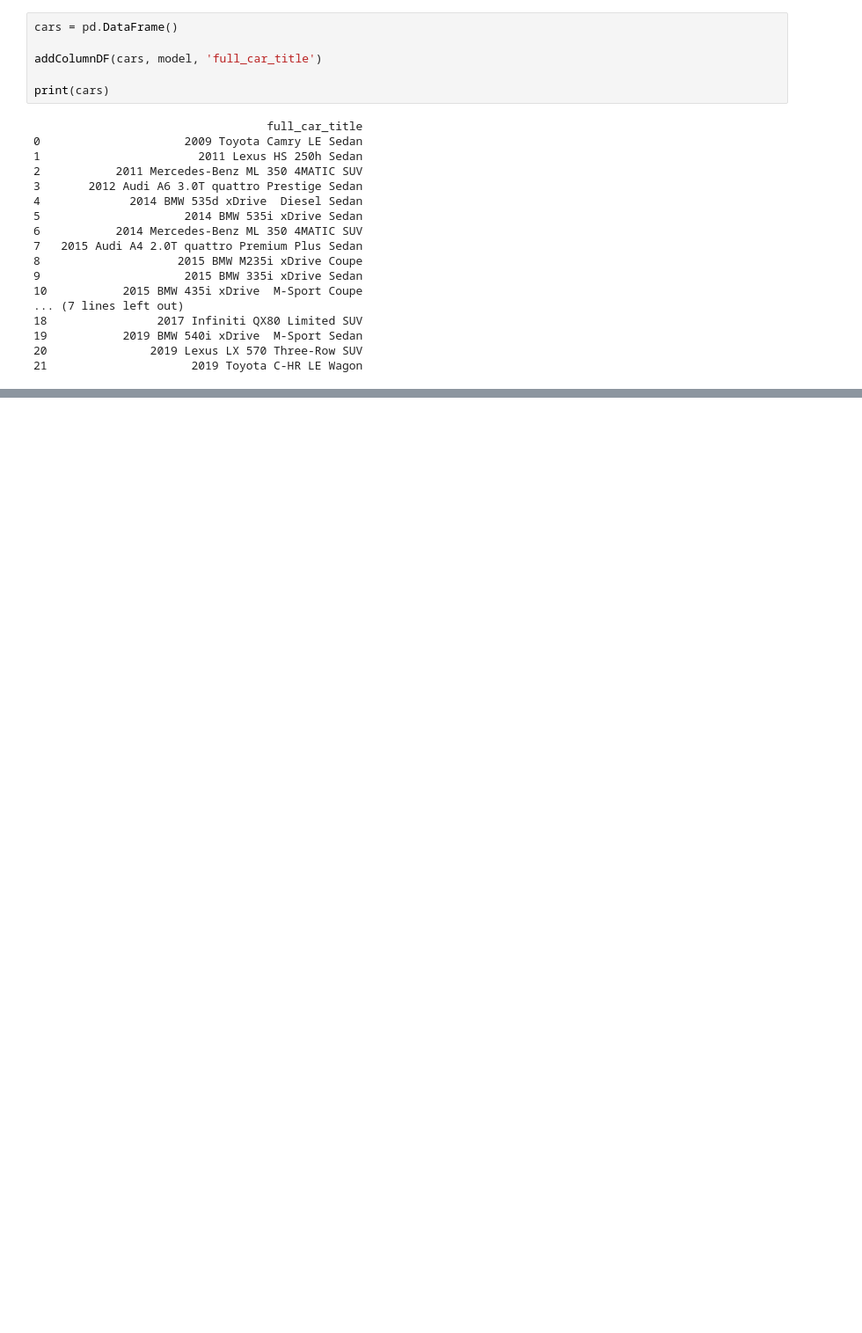
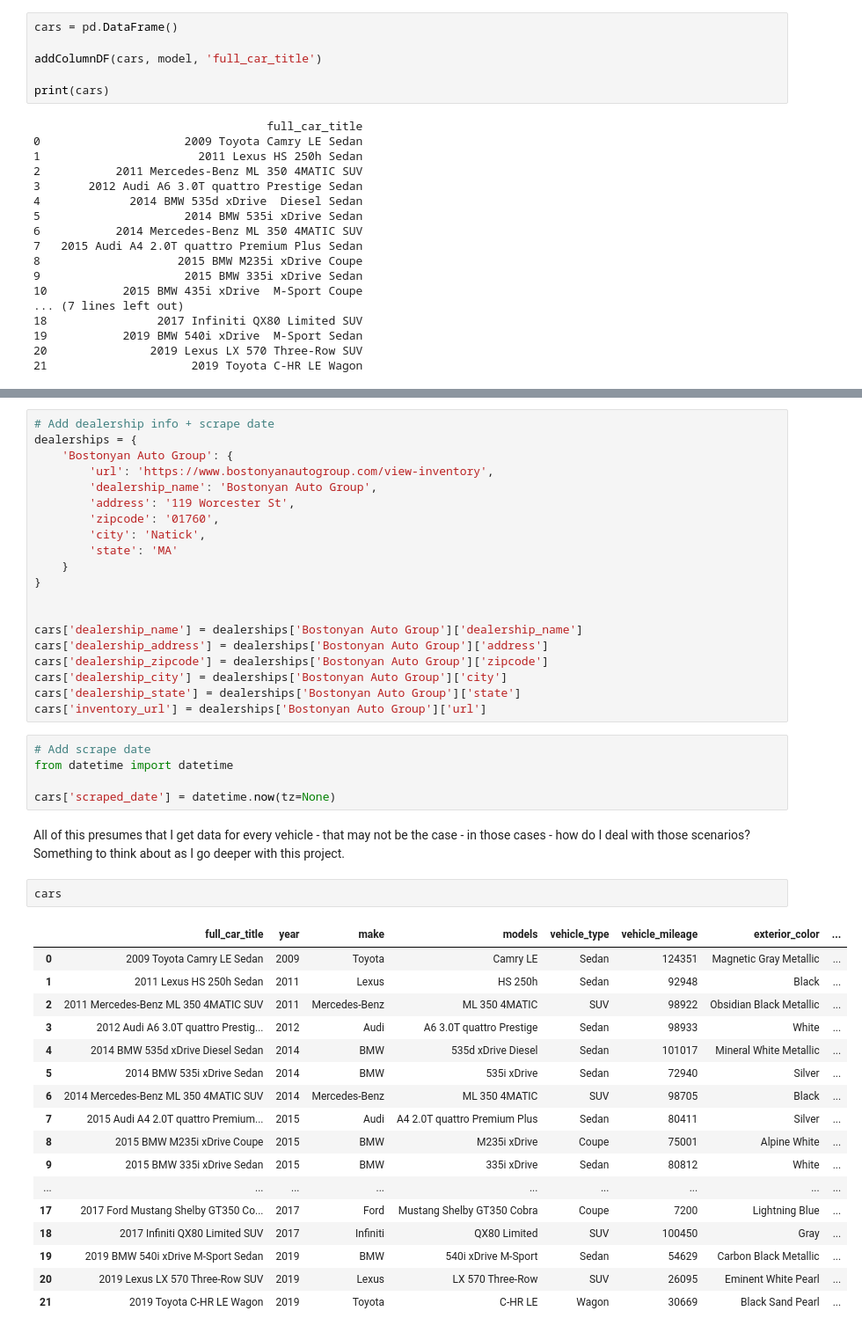
Before and after one commit to dkimhw/inventory-insights, a Jupyter notebook: testing_web_scraping.ipynb, the cells around one changed output, grey strips where cells are left out. Shown: that part at 88% size. Drawn from its saved outputs; the diff is of its cells as text; blank space fills up the shorter version.

Commit message:
v1 of initial data to load; create code to add scraped data to sqlite table

```diff
--- a/testing_web_scraping.ipynb
+++ b/testing_web_scraping.ipynb
@@ -208,0 +235,47 @@ print(c)
+# %%
+# Add dealership info + scrape date
+dealerships = {
+    'Bostonyan Auto Group': {
+        'url': 'https://www.bostonyanautogroup.com/view-inventory',
+        'dealership_name': 'Bostonyan Auto Group',
+        'address': '119 Worcester St',
+        'zipcode': '01760',
+        'city': 'Natick',
+        'state': 'MA'
+    }
+}
+
+
+cars['dealership_name'] = dealerships['Bostonyan Auto Group']['dealership_name']
+cars['dealership_address'] = dealerships['Bostonyan Auto Group']['address']
+cars['dealership_zipcode'] = dealerships['Bostonyan Auto Group']['zipcode']
+cars['dealership_city'] = dealerships['Bostonyan Auto Group']['city']
+cars['dealership_state'] = dealerships['Bostonyan Auto Group']['state']
+cars['inventory_url'] = dealerships['Bostonyan Auto Group']['url']
+# %%
+# Add scrape date
+from datetime import datetime
+
+cars['scraped_date'] = datetime.now(tz=None)
+# %% [markdown]
+All of this presumes that I get data for every vehicle - that may not be the case - in those cases - how do I deal with those scenarios? Something to think about as I go deeper with this project.
+# %%
+cars
+# %% [output]
+|  | full_car_title | year | make | models | vehicle_type | vehicle_mileage | exterior_color | ... |
+| 0 | 2009 Toyota Camry LE Sedan | 2009 | Toyota | Camry LE | Sedan | 124351 | Magnetic Gray Metallic | ... |
+| 1 | 2011 Lexus HS 250h Sedan | 2011 | Lexus | HS 250h | Sedan | 92948 | Black | ... |
+| 2 | 2011 Mercedes-Benz ML 350 4MATIC SUV | 2011 | Mercedes-Benz | ML 350 4MATIC | SUV | 98922 | Obsidian Black Metallic | ... |
+| 3 | 2012 Audi A6 3.0T quattro Prestig... | 2012 | Audi | A6 3.0T quattro Prestige | Sedan | 98933 | White | ... |
+| 4 | 2014 BMW 535d xDrive Diesel Sedan | 2014 | BMW | 535d xDrive Diesel | Sedan | 101017 | Mineral White Metallic | ... |
+| 5 | 2014 BMW 535i xDrive Sedan | 2014 | BMW | 535i xDrive | Sedan | 72940 | Silver | ... |
+| 6 | 2014 Mercedes-Benz ML 350 4MATIC SUV | 2014 | Mercedes-Benz | ML 350 4MATIC | SUV | 98705 | Black | ... |
+| 7 | 2015 Audi A4 2.0T quattro Premium... | 2015 | Audi | A4 2.0T quattro Premium Plus | Sedan | 80411 | Silver | ... |
+| 8 | 2015 BMW M235i xDrive Coupe | 2015 | BMW | M235i xDrive | Coupe | 75001 | Alpine White | ... |
+| 9 | 2015 BMW 335i xDrive Sedan | 2015 | BMW | 335i xDrive | Sedan | 80812 | White | ... |
+| ... | ... | ... | ... | ... | ... | ... | ... | ... |
+| 17 | 2017 Ford Mustang Shelby GT350 Co... | 2017 | Ford | Mustang Shelby GT350 Cobra | Coupe | 7200 | Lightning Blue | ... |
+| 18 | 2017 Infiniti QX80 Limited SUV | 2017 | Infiniti | QX80 Limited | SUV | 100450 | Gray | ... |
+| 19 | 2019 BMW 540i xDrive M-Sport Sedan | 2019 | BMW | 540i xDrive M-Sport | Sedan | 54629 | Carbon Black Metallic | ... |
+| 20 | 2019 Lexus LX 570 Three-Row SUV | 2019 | Lexus | LX 570 Three-Row | SUV | 26095 | Eminent White Pearl | ... |
+| 21 | 2019 Toyota C-HR LE Wagon | 2019 | Toyota | C-HR LE | Wagon | 30669 | Black Sand Pearl | ... |
```
Also changed, not shown: parts of 10 cells of this notebook, 1 other file.
